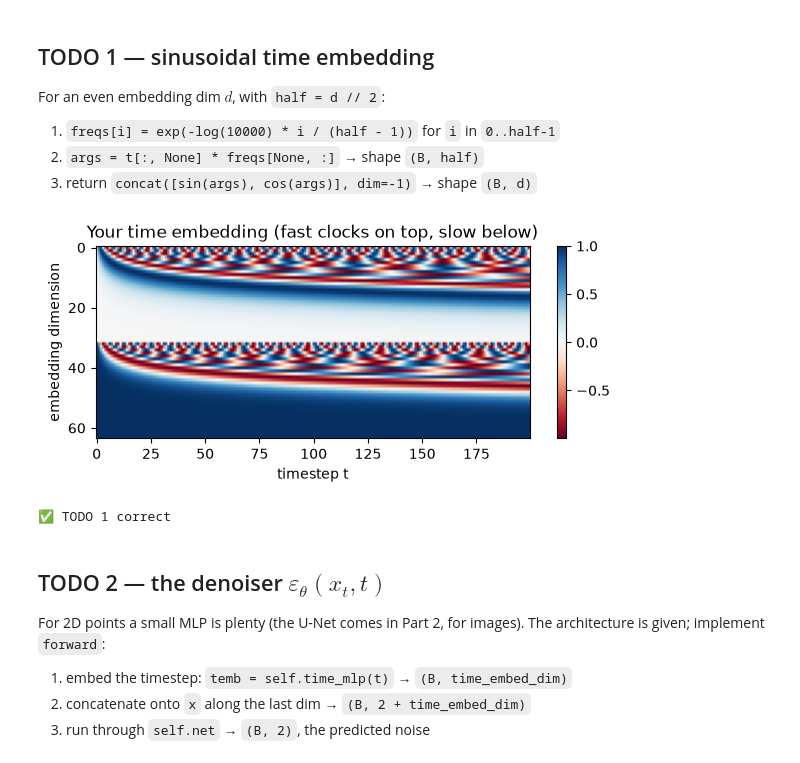
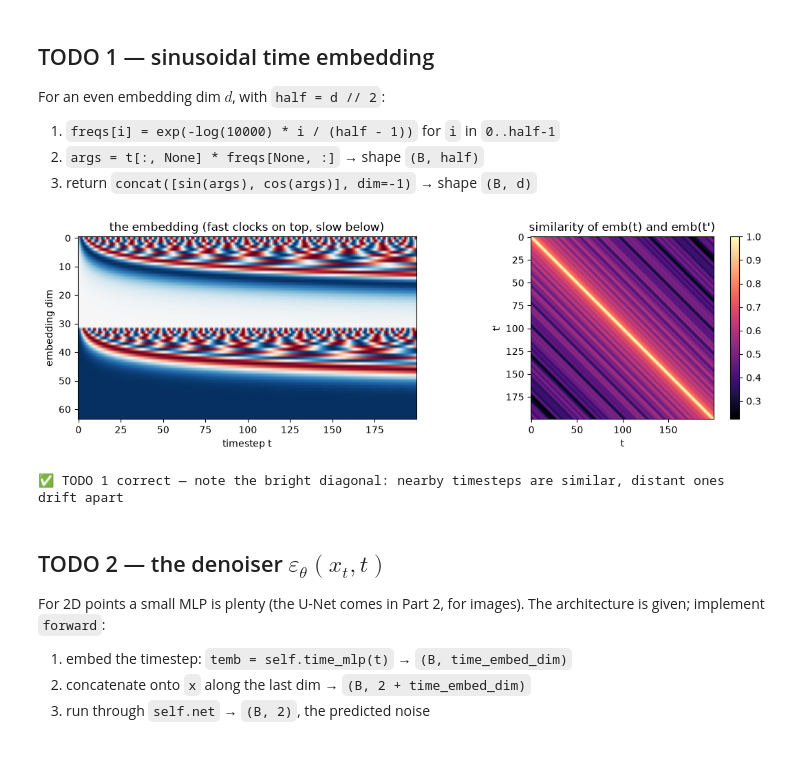
Before and after one commit to maksiksay/nanoDiffusion, a Jupyter notebook: solutions/notebooks/02_reverse_and_loss.ipynb, the cells around one changed output. Cells and saved outputs as stored; diff of their text form; code cells hidden in the pictures.

```diff
--- a/solutions/notebooks/02_reverse_and_loss.ipynb
+++ b/solutions/notebooks/02_reverse_and_loss.ipynb
@@ -306,21 +346,29 @@ class MyTimeEmbedding(nn.Module):
 # %%
 # ---- self-check 1 ----
 emb = MyTimeEmbedding(64).to(device)
 t_probe = torch.arange(0, 200, device=device)
 out = emb(t_probe)
 ref = ReferenceTimeEmbedding(64).to(device)(t_probe)
 assert out.shape == (200, 64), f"shape {tuple(out.shape)} != (200, 64)"
 assert torch.allclose(out, ref, atol=1e-5), "doesn't match the reference"
 
-plt.figure(figsize=(7, 2.5))
-plt.imshow(out.detach().cpu().T, aspect="auto", cmap="RdBu")
-plt.xlabel("timestep t"); plt.ylabel("embedding dimension")
-plt.title("Your time embedding (fast clocks on top, slow below)")
-plt.colorbar(); plt.show()
-print("✅ TODO 1 correct")
+E = out.detach().cpu()
+fig, (a1, a2) = plt.subplots(1, 2, figsize=(11, 3.6))
+a1.imshow(E.T, aspect="auto", cmap="RdBu")
+a1.set_xlabel("timestep t"); a1.set_ylabel("embedding dim")
+a1.set_title("the embedding (fast clocks on top, slow below)")
+
+# cosine similarity between the embeddings of every pair of timesteps
+En = E / E.norm(dim=1, keepdim=True)
+sim = En @ En.T
+im = a2.imshow(sim, cmap="magma"); a2.set_xlabel("t"); a2.set_ylabel("t'")
+a2.set_title("similarity of emb(t) and emb(t')")
+fig.colorbar(im, ax=a2)
+plt.tight_layout(); plt.show()
+print("✅ TODO 1 correct — note the bright diagonal: nearby timesteps are similar, distant ones drift apart")
 # %% [output]
-[figure, old version]
+[figure, new version]
-✅ TODO 1 correct
+✅ TODO 1 correct — note the bright diagonal: nearby timesteps are similar, distant ones drift apart
 # %% [markdown]
 ## TODO 2 — the denoiser $\varepsilon_\theta(x_t, t)$
 
```
Also changed, not shown: parts of 2 cells of this notebook, 1 other file.
